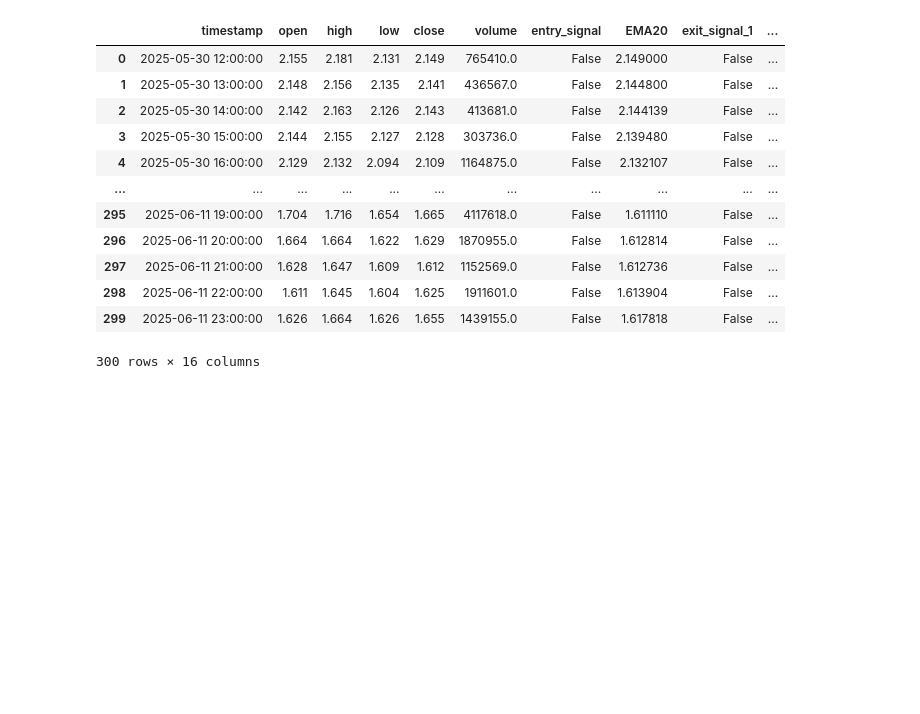
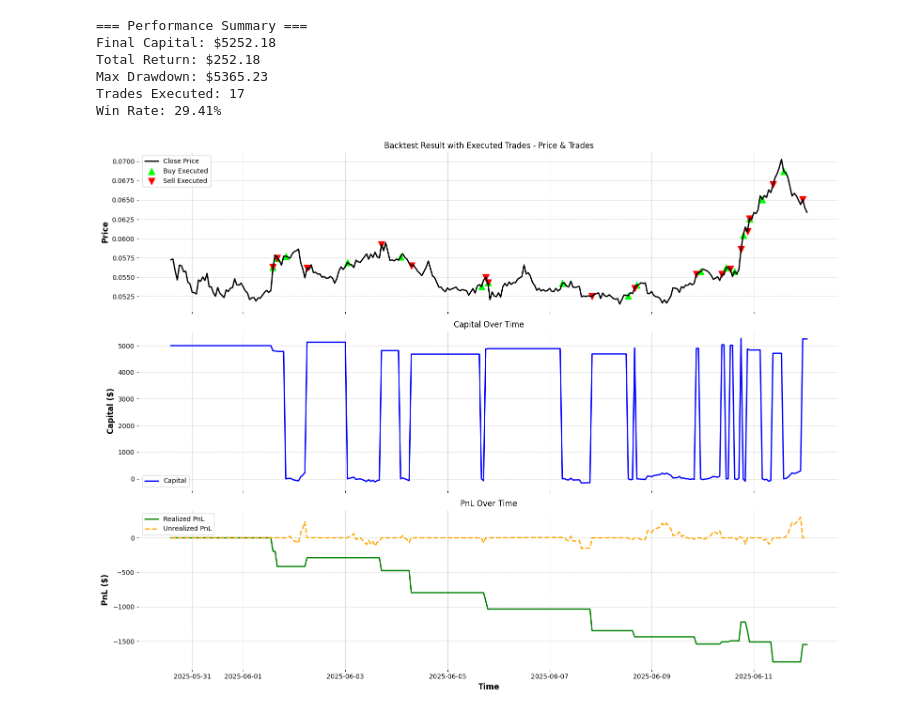
Before and after one commit to metaTaoTao/TaoTrader, a Jupyter notebook: notebooks/research.ipynb, the cells around one changed output. Saved outputs shown, nothing was run; the diff lists cells and outputs as text; code cells hidden in the pictures; blank space fills up the shorter version.

```diff
--- a/notebooks/research.ipynb
+++ b/notebooks/research.ipynb
@@ -54,21 +36,14 @@ plot_kline_chart(df_signal)
 # %%
-from execution.execution import TradeExecutor
+from execution.execution import ExecutionEngine
 
-executor = TradeExecutor()
-result_df = executor.process_signals(df_signal)
+engine = ExecutionEngine()
+result_df = engine.run_backtest(df_signal)
+plot_executed_trades(result_df)
+# %% [output]
+=== Performance Summary ===
+Final Capital: $5252.18
+Total Return: $252.18
+Max Drawdown: $5365.23
+Trades Executed: 17
+Win Rate: 29.41%
+[figure, added]
-# %%
-result_df
-# %% [output]
-|  | timestamp | open | high | low | close | volume | entry_signal | EMA20 | exit_signal_1 | ... |
-| 0 | 2025-05-30 12:00:00 | 2.155 | 2.181 | 2.131 | 2.149 | 765410.0 | False | 2.149000 | False | ... |
-| 1 | 2025-05-30 13:00:00 | 2.148 | 2.156 | 2.135 | 2.141 | 436567.0 | False | 2.144800 | False | ... |
-| 2 | 2025-05-30 14:00:00 | 2.142 | 2.163 | 2.126 | 2.143 | 413681.0 | False | 2.144139 | False | ... |
-| 3 | 2025-05-30 15:00:00 | 2.144 | 2.155 | 2.127 | 2.128 | 303736.0 | False | 2.139480 | False | ... |
-| 4 | 2025-05-30 16:00:00 | 2.129 | 2.132 | 2.094 | 2.109 | 1164875.0 | False | 2.132107 | False | ... |
-| ... | ... | ... | ... | ... | ... | ... | ... | ... | ... | ... |
-| 295 | 2025-06-11 19:00:00 | 1.704 | 1.716 | 1.654 | 1.665 | 4117618.0 | False | 1.611110 | False | ... |
-| 296 | 2025-06-11 20:00:00 | 1.664 | 1.664 | 1.622 | 1.629 | 1870955.0 | False | 1.612814 | False | ... |
-| 297 | 2025-06-11 21:00:00 | 1.628 | 1.647 | 1.609 | 1.612 | 1152569.0 | False | 1.612736 | False | ... |
-| 298 | 2025-06-11 22:00:00 | 1.611 | 1.645 | 1.604 | 1.625 | 1911601.0 | False | 1.613904 | False | ... |
-| 299 | 2025-06-11 23:00:00 | 1.626 | 1.664 | 1.626 | 1.655 | 1439155.0 | False | 1.617818 | False | ... |
-300 rows × 16 columns
```
Also changed, not shown: parts of 5 cells of this notebook, 6 other files.
